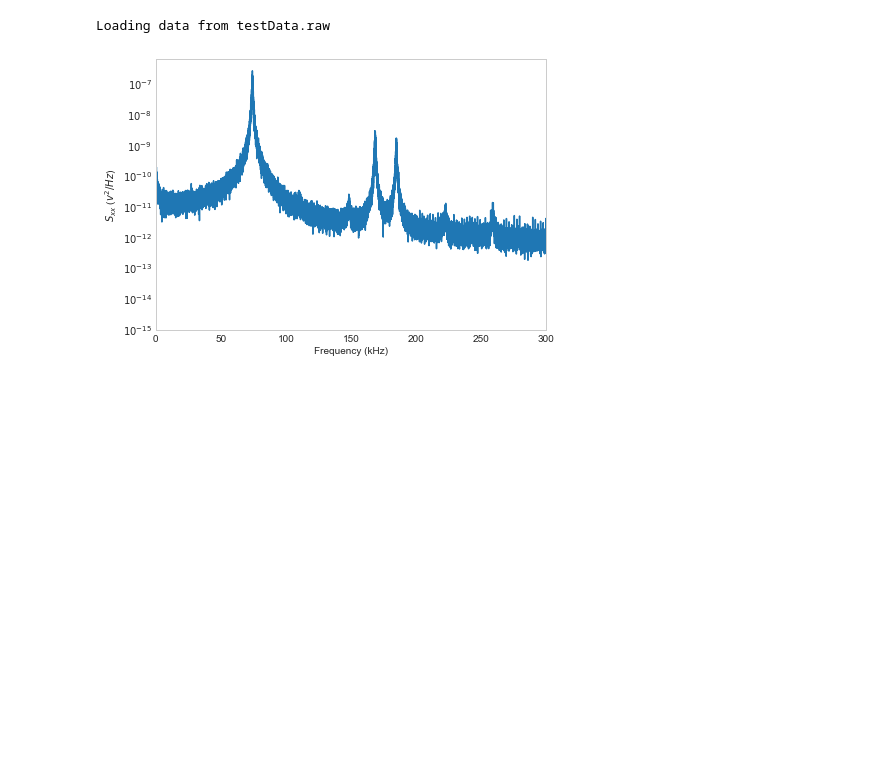
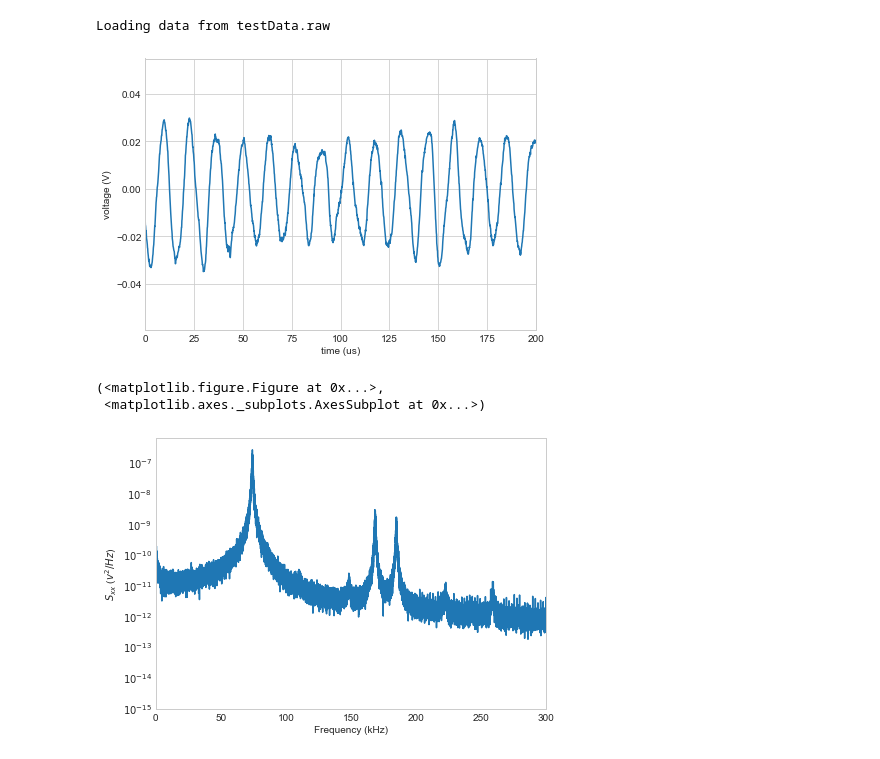
Before and after one commit to AshleySetter/optoanalysis, a Jupyter notebook: Usage_Demonstration.ipynb, the cells around one changed output. Drawn from its saved outputs; the diff is of its cells as text; code cells hidden in the pictures; blank space fills up the shorter version.

```diff
--- a/Usage_Demonstration.ipynb
+++ b/Usage_Demonstration.ipynb
@@ -8,6 +8,12 @@ optoanalysis.properties["default_fig_size"] = (7, 5) # sets default fig size for
 data = optoanalysis.load_data("testData.raw")
 # %% [output]
 Loading data from testData.raw
+# %%
+data.plot_time_data(timeStart=0, timeEnd=200, units='us')
+# %% [output]
+[figure, added]
+(<matplotlib.figure.Figure at 0x...>,
+ <matplotlib.axes._subplots.AxesSubplot at 0x...>)
 # %%
 fig, ax = data.plot_PSD([0, 300]); # Plot PSD of loaded data
 # %% [output]
```
Also changed, not shown: parts of 1 cell of this notebook.
